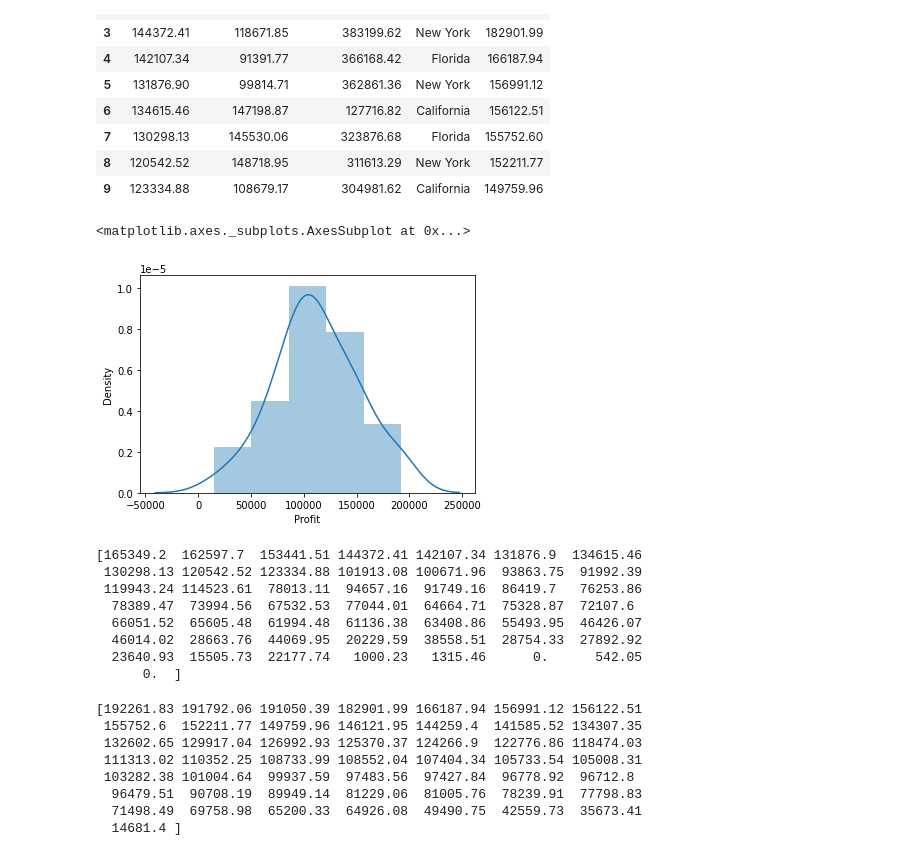
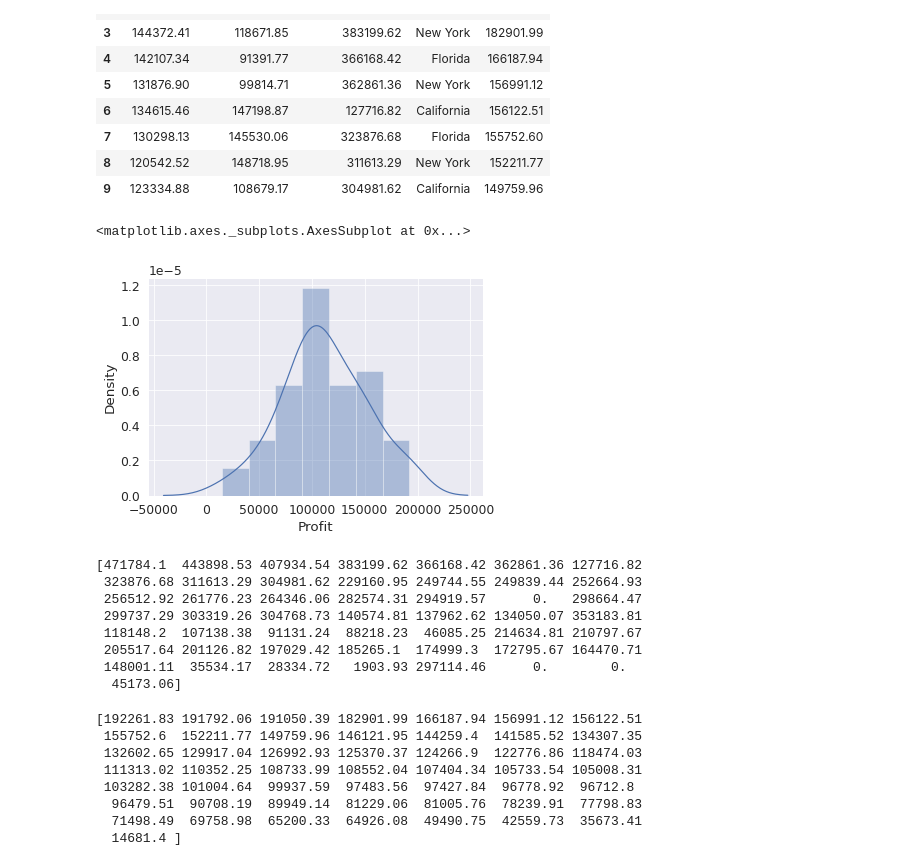
Before and after one commit to ekramasif/Basic-Machine-Learning, a Jupyter notebook: Linear_Regression.ipynb, the cells around one changed output. Drawn from its saved outputs; the diff is of its cells as text; code cells hidden in the pictures.

```diff
--- a/Linear_Regression.ipynb
+++ b/Linear_Regression.ipynb
@@ -34,23 +34,25 @@ dataset.head(10)
 | 8 | 120542.52 | 148718.95 | 311613.29 | New York | 152211.77 |
 | 9 | 123334.88 | 108679.17 | 304981.62 | California | 149759.96 |
 # %%
-sns.distplot(dataset['Profit'],bins=5,kde=True)
+sns.set_theme(style="darkgrid")
+sns.set_context('paper', font_scale=1.4)
+sns.distplot(dataset['Profit'] , kde=True)
 # %% [output]
 <matplotlib.axes._subplots.AxesSubplot at 0x...>
-[figure, old version]
+[figure, new version]
 # %%
-X = dataset.iloc[:, 0].values
+X = dataset.iloc[:, 2].values
 y = dataset.iloc[:,-1].values
 print(X)
 # %% [output]
-[165349.2  162597.7  153441.51 144372.41 142107.34 131876.9  134615.46
- 130298.13 120542.52 123334.88 101913.08 100671.96  93863.75  91992.39
- 119943.24 114523.61  78013.11  94657.16  91749.16  86419.7   76253.86
-  78389.47  73994.56  67532.53  77044.01  64664.71  75328.87  72107.6
-  66051.52  65605.48  61994.48  61136.38  63408.86  55493.95  46426.07
-  46014.02  28663.76  44069.95  20229.59  38558.51  28754.33  27892.92
-  23640.93  15505.73  22177.74   1000.23   1315.46      0.      542.05
-      0.  ]
+[471784.1  443898.53 407934.54 383199.62 366168.42 362861.36 127716.82
+ 323876.68 311613.29 304981.62 229160.95 249744.55 249839.44 252664.93
+ 256512.92 261776.23 264346.06 282574.31 294919.57      0.   298664.47
+ 299737.29 303319.26 304768.73 140574.81 137962.62 134050.07 353183.81
+ 118148.2  107138.38  91131.24  88218.23  46085.25 214634.81 210797.67
+ 205517.64 201126.82 197029.42 185265.1  174999.3  172795.67 164470.71
+ 148001.11  35534.17  28334.72   1903.93 297114.46      0.        0.
+  45173.06]
 # %%
 print(y)
 # %% [output]
```
Also changed, not shown: parts of 17 cells of this notebook.
